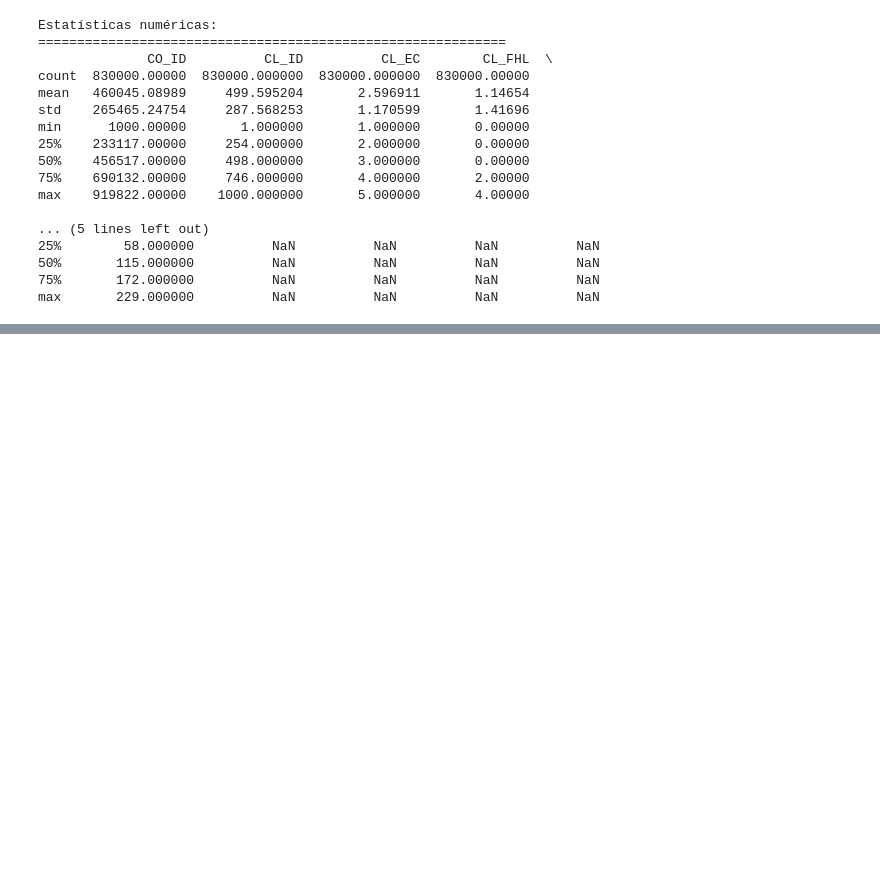
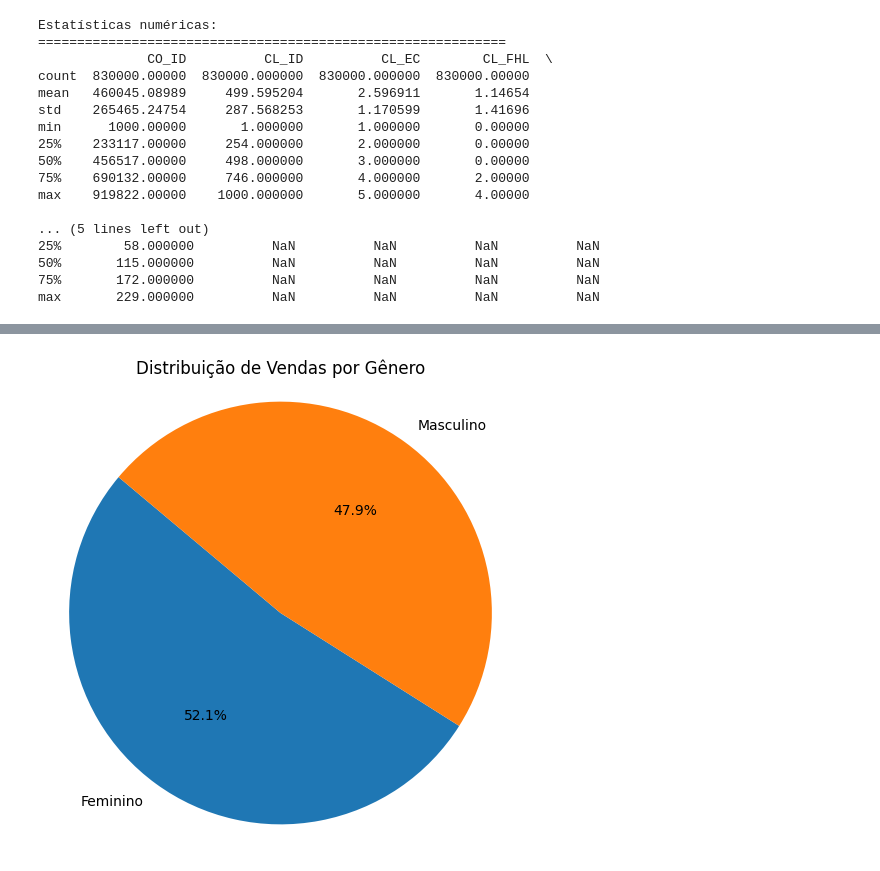
Before and after one commit to cfneves/turma02-visualizacao-de-dados, a Jupyter notebook: alunos/orlando_castro/modulo-01/mini-projeto/orlando_castro/notebook/Miniprojeto_Orlando_Castro.ipynb, the cells around one changed output, grey strips where cells are left out. Cells and saved outputs as stored; diff of their text form; code cells hidden in the pictures; blank space fills up the shorter version.

```diff
--- a/alunos/orlando_castro/modulo-01/mini-projeto/orlando_castro/notebook/Miniprojeto_Orlando_Castro.ipynb
+++ b/alunos/orlando_castro/modulo-01/mini-projeto/orlando_castro/notebook/Miniprojeto_Orlando_Castro.ipynb
@@ -132,0 +255,11 @@ max       229.000000          NaN          NaN          NaN          NaN
+# %%
+# Converter coluna data para o formato datetime
+df['DATA'] = pd.to_datetime(
+    df['DATA'],
+    errors='coerce',
+    format='%d/%m/%Y'
+    )
+
+# Verificar existência de datas inválidas após a conversão
+datas_invalidas = df['DATA'].isnull().sum()
+print(f"\nNúmero de datas inválidas após a conversão: {datas_invalidas}")
@@ -132,0 +317,20 @@ max       229.000000          NaN          NaN          NaN          NaN
+# %%
+# Quantidade total de vendas por gênero
+vendas_por_genero = (
+    df.groupby('CL_GENERO')['CO_ID']
+    .count()
+    .reset_index()
+    .rename(columns={'CO_ID': 'Número de Vendas', 'CL_GENERO': 'Gênero'})
+    .sort_values(by='Número de Vendas', ascending=False)
+    )
+
+print("\nTotal de vendas por gênero:\n")
+print(vendas_por_genero.reset_index(drop=True).to_string(formatters={'Número de Vendas': '{:,}'.format}))
+print("Total geral de vendas: {}".format(df['CO_ID'].count()))
+
+genero_com_mais_vendas = df.groupby('CL_GENERO')['CO_ID'].sum().idxmax()
+if genero_com_mais_vendas == 'F':
+    genero_com_mais_vendas = 'Feminino'
+elif genero_com_mais_vendas == 'M':
+    genero_com_mais_vendas = 'Masculino'
+print(f"\nGênero com maior quantidade de vendas: {genero_com_mais_vendas}")
@@ -132,0 +346,16 @@ max       229.000000          NaN          NaN          NaN          NaN
+# %%
+# Exibir um gráfico de pizza para a distribuição de vendas por gênero
+
+# Se genero = 'F', mostrar como 'Feminino'; se genero = 'M', mostrar como 'Masculino'
+vendas_por_genero['Gênero'] = vendas_por_genero['Gênero'].map({'F': 'Feminino', 'M': 'Masculino'})
+
+plt.figure(figsize=(6, 6))
+plt.pie(vendas_por_genero['Número de Vendas'],
+        labels=vendas_por_genero['Gênero'],
+        autopct='%1.1f%%',
+        startangle=140)
+plt.title('Distribuição de Vendas por Gênero')
+plt.axis('equal')
+plt.show()
+# %% [output]
+[figure, added]
```
Also changed, not shown: parts of 26 cells of this notebook, 8 other files.
